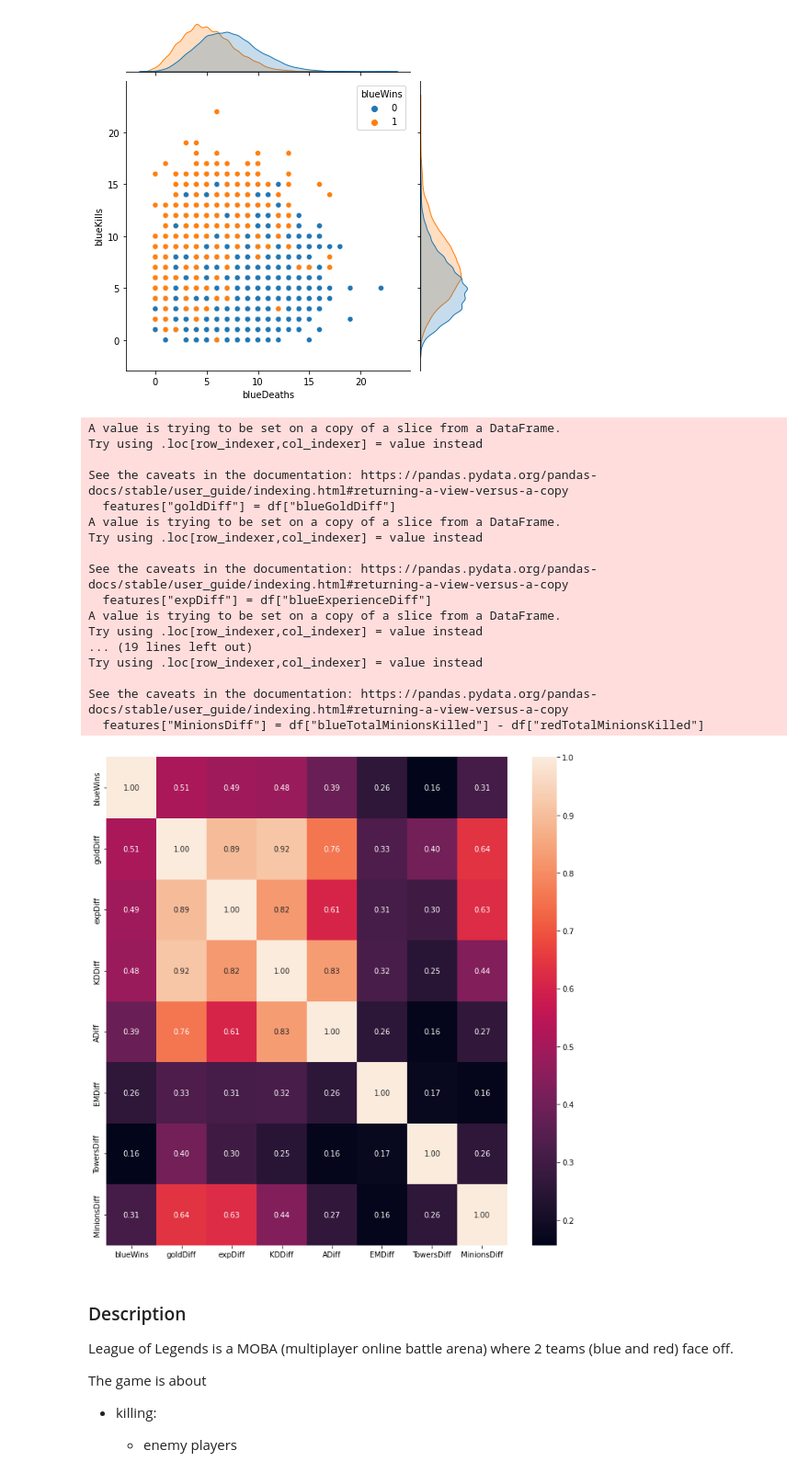
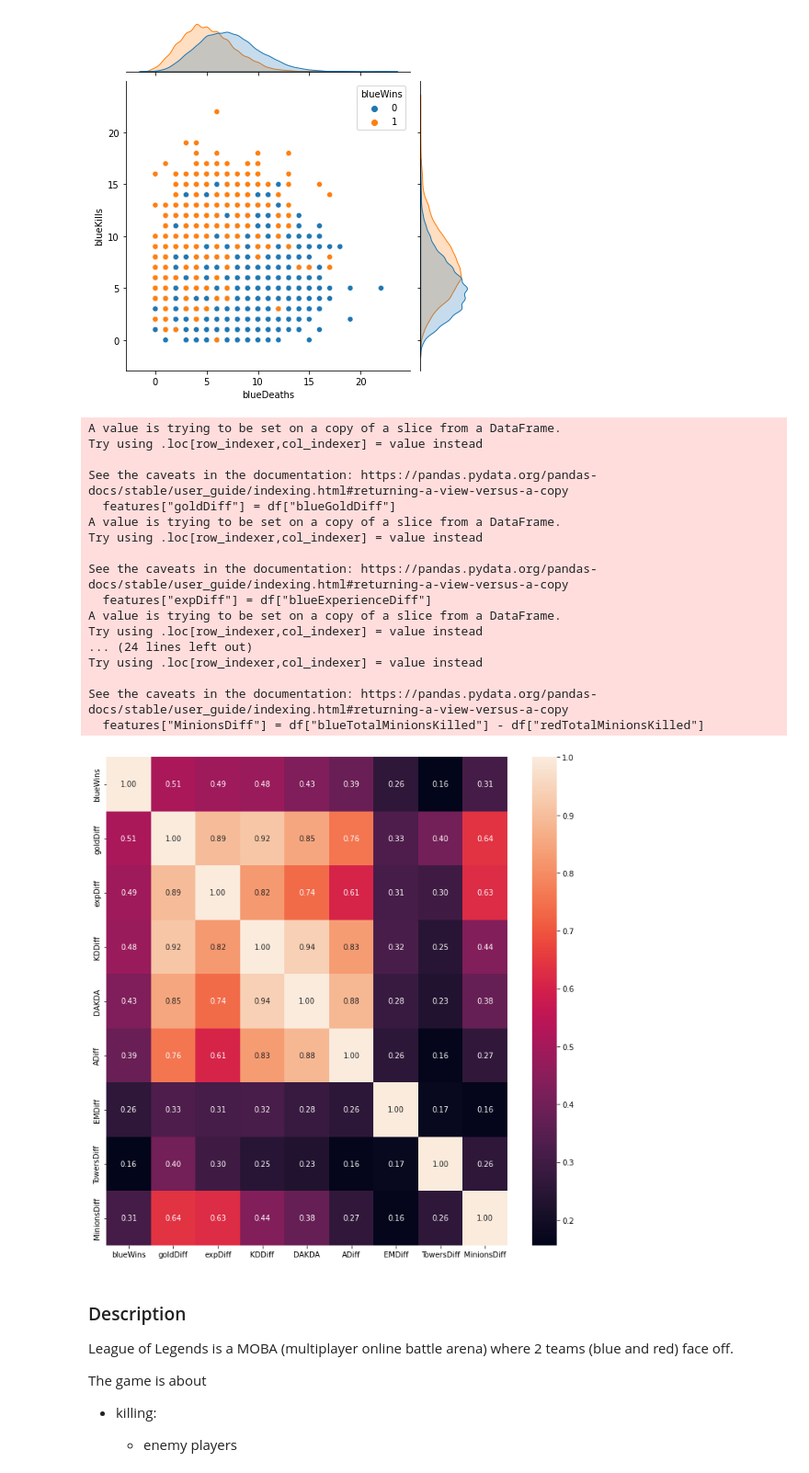
Before and after one commit to dominik-air/Ranked-Games-Analysis, a Jupyter notebook: eda.ipynb, the cells around one changed output. Shown at 92% size. Drawn from its saved outputs; the diff is of its cells as text; code cells hidden in the pictures.

```diff
--- a/eda.ipynb
+++ b/eda.ipynb
@@ -73,35 +53,36 @@ plt.show()
 features = df[['blueWins']]
 
 features["goldDiff"] = df["blueGoldDiff"]
 features["expDiff"] = df["blueExperienceDiff"]
 features["KDDiff"] = df["blueKills"] - df["blueDeaths"]
+features["DAKDA"] = (df["blueKills"] + df["blueAssists"]) * df["redDeaths"] - (df["redKills"] + df["redAssists"]) * df["blueDeaths"]
 features["ADiff"] = df["blueAssists"] - df["redAssists"]
 features["EMDiff"] = df["blueEliteMonsters"] - df["redEliteMonsters"]
 features["TowersDiff"] = df["blueTowersDestroyed"] - df["redTowersDestroyed"]
 features["MinionsDiff"] = df["blueTotalMinionsKilled"] - df["redTotalMinionsKilled"]
 
 plt.figure(figsize=(12, 12))
 sns.heatmap(features.corr(), annot=True, fmt=".2f")
 plt.show()
 # %% [output]
 A value is trying to be set on a copy of a slice from a DataFrame.
 Try using .loc[row_indexer,col_indexer] = value instead
 
 See the caveats in the documentation: https://pandas.pydata.org/pandas-docs/stable/user_guide/indexing.html#returning-a-view-versus-a-copy
   features["goldDiff"] = df["blueGoldDiff"]
 A value is trying to be set on a copy of a slice from a DataFrame.
 Try using .loc[row_indexer,col_indexer] = value instead
 
 See the caveats in the documentation: https://pandas.pydata.org/pandas-docs/stable/user_guide/indexing.html#returning-a-view-versus-a-copy
   features["expDiff"] = df["blueExperienceDiff"]
 A value is trying to be set on a copy of a slice from a DataFrame.
 Try using .loc[row_indexer,col_indexer] = value instead
-... (19 lines left out)
+... (24 lines left out)
 Try using .loc[row_indexer,col_indexer] = value instead
 
 See the caveats in the documentation: https://pandas.pydata.org/pandas-docs/stable/user_guide/indexing.html#returning-a-view-versus-a-copy
   features["MinionsDiff"] = df["blueTotalMinionsKilled"] - df["redTotalMinionsKilled"]
-[figure, old version]
+[figure, new version]
 # %% [markdown]
 ### Description
 
```
Also changed, not shown: parts of 48 cells of this notebook, 4 other files.
